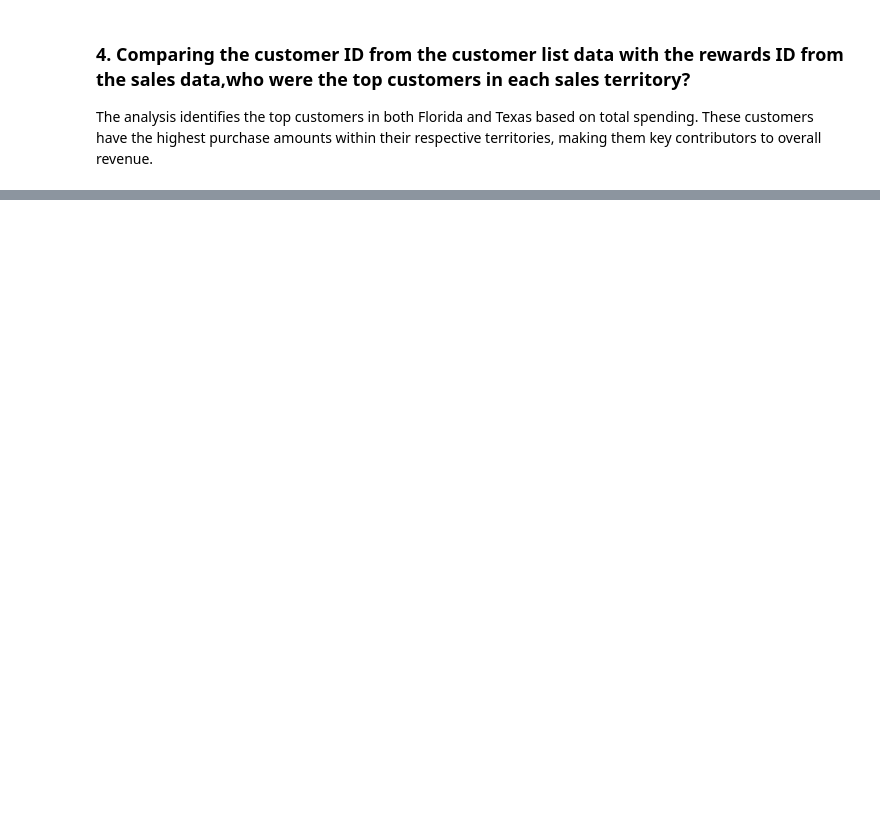
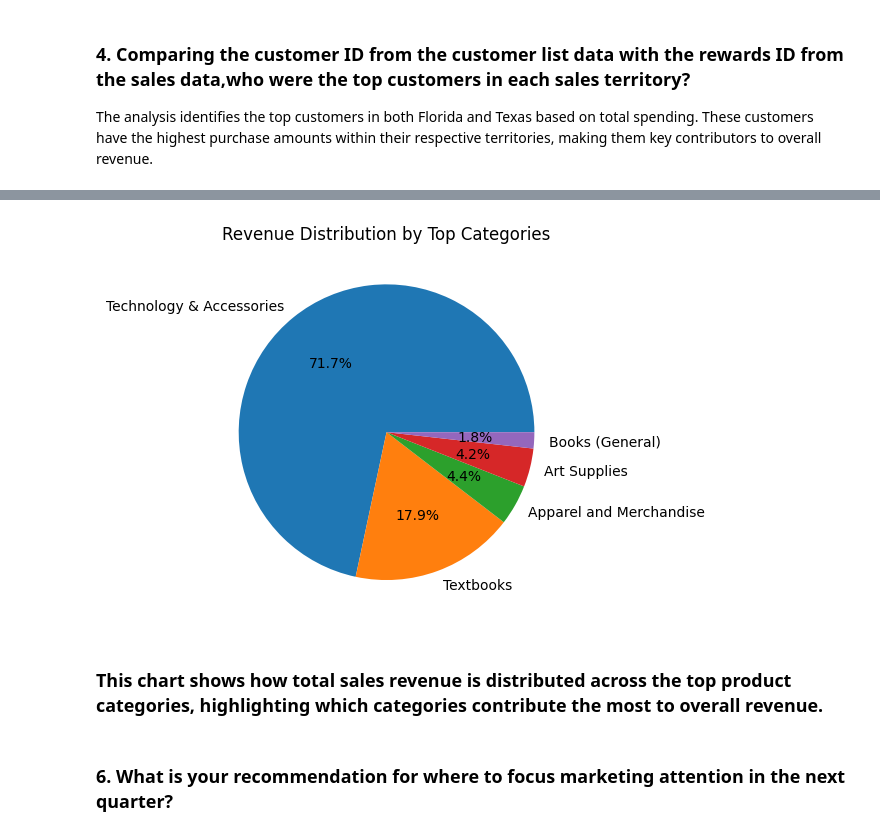
Before and after one commit to Samnola/Capstone_2, a Jupyter notebook: Martinez_sales_analysis.ipynb, the cells around one changed output, grey strips where cells are left out. Saved outputs shown, nothing was run; the diff lists cells and outputs as text; code cells hidden in the pictures; blank space fills up the shorter version.

```diff
--- a/Martinez_sales_analysis.ipynb
+++ b/Martinez_sales_analysis.ipynb
@@ -343,0 +357,22 @@ lowest_revenue.head(20)
+# %%
+# merge sales with product data so each sale is linked to a product
+sales_data = pd.merge(sales_df, products_df, on='Prod Num')
+
+# merge with category data to include product category names
+sales_data = pd.merge(
+    sales_data,
+    categories_df,
+    on=['CategoryID', 'SubcategoryID']
+)
+# merge with store data to include state and location information
+sales_data = pd.merge(sales_data, stores_df, on='Store ID')
+
+# filter the dataset to only include Florida and Texas
+sales_data = sales_data[
+    (sales_data['State'] == 'Florida') | (sales_data['State'] == 'Texas')
+]
+# convert transaction date to datetime so it can be grouped by time
+sales_data['Transaction Date'] = pd.to_datetime(sales_data['Transaction Date'])
+
+# create a month column for analysis
+sales_data['Month'] = sales_data['Transaction Date'].dt.to_period('M')
@@ -343,0 +399,21 @@ lowest_revenue.head(20)
+# %%
+# create a pie chart to show how total revenue is distributed across top product categories
+# total revenue by category
+category_revenue = sales_data.groupby('Category')['Sale Amount'].sum()
+
+# take top 5 categories
+top_categories = category_revenue.sort_values(ascending=False).head(5)
+
+# create pie chart
+plt.pie(top_categories, labels=top_categories.index, autopct='%1.1f%%')
+
+# title
+plt.title('Revenue Distribution by Top Categories')
+
+plt.show()
+# %% [output]
+[figure, added]
+# %% [markdown]
+### This chart shows how total sales revenue is distributed across the top product categories, highlighting which categories contribute the most to overall revenue.
+# %% [markdown]
+### 6. What is your recommendation for where to focus marketing attention in the next quarter?
```
Also changed, not shown: parts of 28 cells of this notebook.
